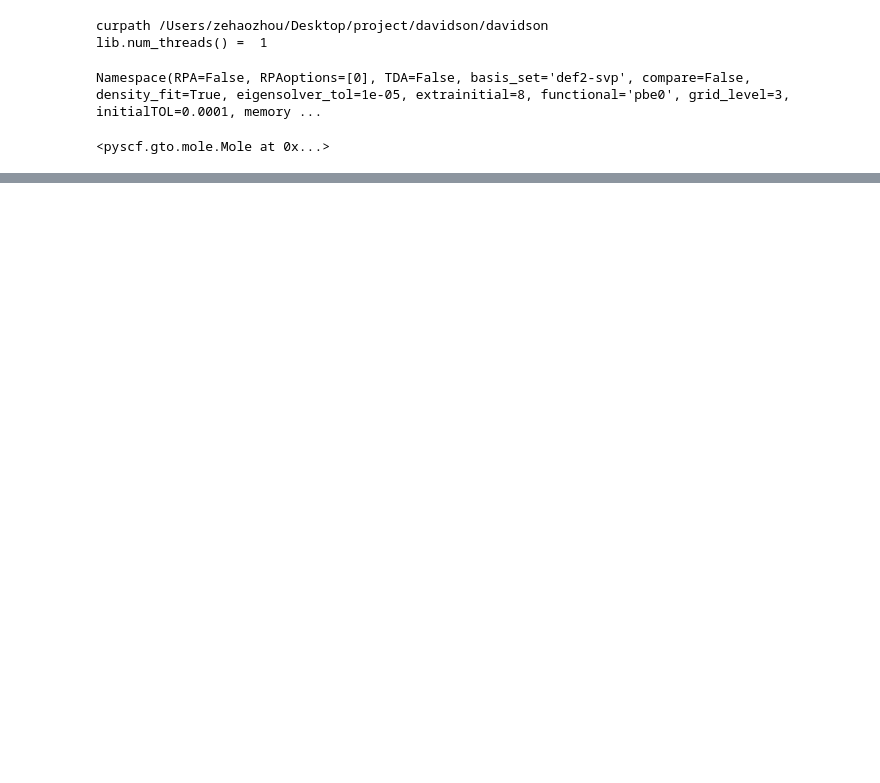
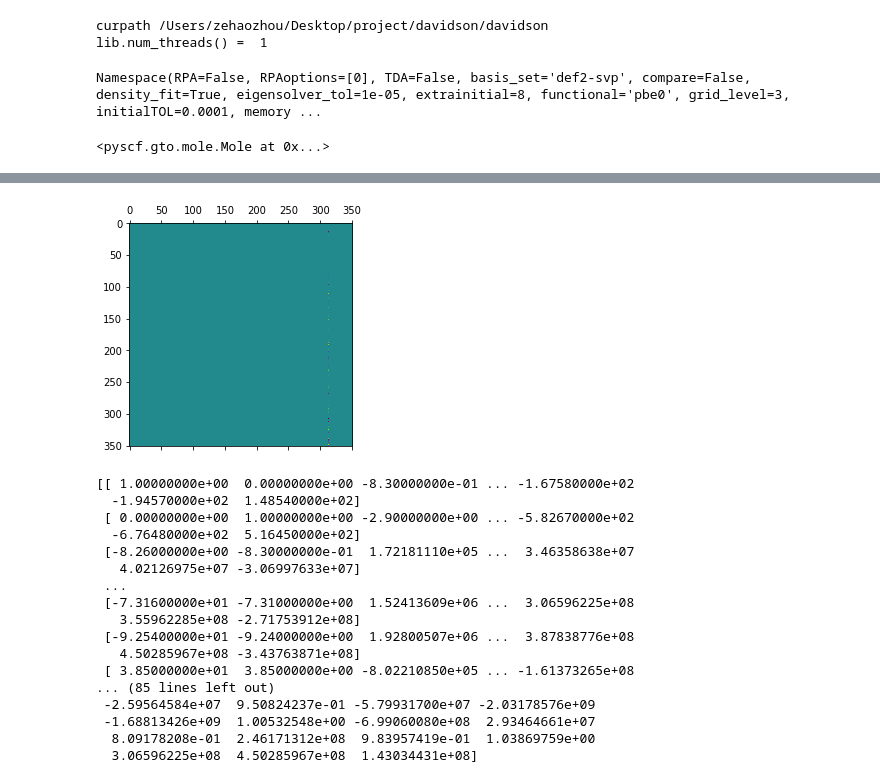
Before and after one commit to John-zzh/ris-precond-Davidson, a Jupyter notebook: All-in-one-codes.ipynb, the cells around one changed output, grey strips where cells are left out. Saved outputs shown, nothing was run; the diff lists cells and outputs as text; code cells hidden in the pictures; blank space fills up the shorter version.

```diff
--- a/All-in-one-codes.ipynb
+++ b/All-in-one-codes.ipynb
@@ -62,7 +62,7 @@ basis = 'def2-SVP')
 # %% [output]
 <pyscf.gto.mole.Mole at 0x...>
 # %%
-mol.verbose = 3
+mol.verbose = 5
 mf = dft.RKS(mol)
 
 mf.conv_tol = 1e-10
@@ -127,3 +160,6 @@ mo_occ = mf.mo_occ
 # %%
 # c =  np.tile(a,3)
 # print(c)
+# %%
+a = np.eye(3)
+print(a)
@@ -591,0 +528,10 @@ after Q matrix memory used: 117.375 MB
+# %%
+import matplotlib.pyplot as plt
+I = np.eye(A_size)
+A = sTDA_matrix_vector(I)
+# %%
+w,u = np.linalg.eigh(A)
+
+A_m_I = A - w[0]*I
+
+A1 = TDA_matrix_vector(I)
@@ -591,0 +540,47 @@ after Q matrix memory used: 117.375 MB
+# %%
+# plt.matshow(A1)
+# plt.show()
+# print(w[0])
+A_m_I = A - w[0]*I
+# plt.matshow(A_m_I)
+# plt.show()
+
+A_m_I1 = A1 - w[0]*I
+
+
+def matrix_power(S,a):
+    s,ket = np.linalg.eig(S)
+    s = s**a
+    X = np.linalg.multi_dot([ket,np.diag(s),ket.T])
+    #X == S^1/2
+    return X
+
+
+inv = matrix_power(A_m_I, -1)
+# plt.matshow(inv)
+# plt.show()
+
+dot = np.dot(A_m_I1, inv)
+plt.matshow(dot)
+plt.show()
+print(np.round(dot,2))
+print(np.diag(dot))
+# %% [output]
+[figure, added]
+[[ 1.00000000e+00  0.00000000e+00 -8.30000000e-01 ... -1.67580000e+02
+  -1.94570000e+02  1.48540000e+02]
+ [ 0.00000000e+00  1.00000000e+00 -2.90000000e+00 ... -5.82670000e+02
+  -6.76480000e+02  5.16450000e+02]
+ [-8.26000000e+00 -8.30000000e-01  1.72181110e+05 ...  3.46358638e+07
+   4.02126975e+07 -3.06997633e+07]
+ ...
+ [-7.31600000e+01 -7.31000000e+00  1.52413609e+06 ...  3.06596225e+08
+   3.55962285e+08 -2.71753912e+08]
+ [-9.25400000e+01 -9.24000000e+00  1.92800507e+06 ...  3.87838776e+08
+   4.50285967e+08 -3.43763871e+08]
+ [ 3.85000000e+01  3.85000000e+00 -8.02210850e+05 ... -1.61373265e+08
+... (85 lines left out)
+ -2.59564584e+07  9.50824237e-01 -5.79931700e+07 -2.03178576e+09
+ -1.68813426e+09  1.00532548e+00 -6.99060080e+08  2.93464661e+07
+  8.09178208e-01  2.46171312e+08  9.83957419e-01  1.03869759e+00
+  3.06596225e+08  4.50285967e+08  1.43034431e+08]
```
Also changed, not shown: parts of 23 cells of this notebook, 9 other files.
